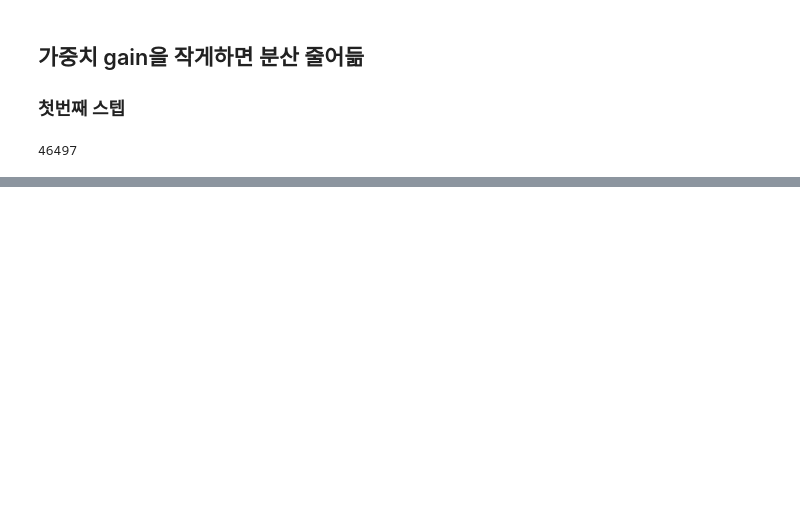
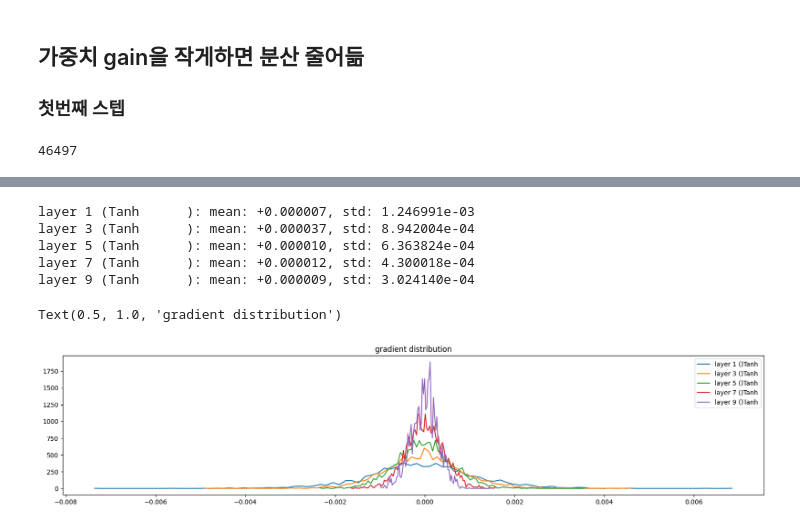
Before and after one commit to h06-Cpy/lm_kindergarten, a Jupyter notebook: kaiming_batch_norm/kaiming_batch_norm.ipynb, the cells around one changed output, grey strips where cells are left out. Drawn from its saved outputs; the diff is of its cells as text; code cells hidden in the pictures; blank space fills up the shorter version.

```diff
--- a/kaiming_batch_norm/kaiming_batch_norm.ipynb
+++ b/kaiming_batch_norm/kaiming_batch_norm.ipynb
@@ -1246,0 +1435,5 @@ Text(0.5, 1.0, 'gradient distribution')
+# %%
+for i , layer in enumerate(layers[:-1]): # exclude the output layer which is the softmax layer
+    # if isinstance(layer, Tanh):
+        t = layer.out
+        print(f'layer {i} {layer.__class__.__name__:10s}: mean: {t.mean():.2f}, std: {t.std():.2f}, saturated: {(t.abs()>0.97).float().mean()*100:.2f}%')
@@ -1246,0 +1451,21 @@ Text(0.5, 1.0, 'gradient distribution')
+# %%
+# visualize histograms
+plt.figure(figsize=(20,4))
+legends = []
+for i , layer in enumerate(layers[:-1]): # exclude the output layer which is the softmax layer
+    if isinstance(layer, Tanh):
+        t = layer.out.grad
+        print(f'layer {i} ({layer.__class__.__name__:10s}): mean: {t.mean():+f}, std: {t.std():e}')
+        hy, hx = torch.histogram(t, density=True)
+        plt.plot(hx[:-1].detach(), hy.detach())
+        legends.append(f'layer {i} (){layer.__class__.__name__}')
+plt.legend(legends)
+plt.title('gradient distribution')
+# %% [output]
+layer 1 (Tanh      ): mean: +0.000007, std: 1.246991e-03
+layer 3 (Tanh      ): mean: +0.000037, std: 8.942004e-04
+layer 5 (Tanh      ): mean: +0.000010, std: 6.363824e-04
+layer 7 (Tanh      ): mean: +0.000012, std: 4.300018e-04
+layer 9 (Tanh      ): mean: +0.000009, std: 3.024140e-04
+Text(0.5, 1.0, 'gradient distribution')
+[figure, added]
```
Also changed, not shown: parts of 51 cells of this notebook, 1 other file.
